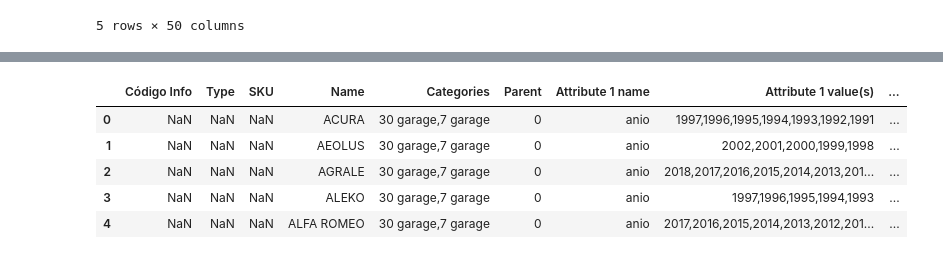
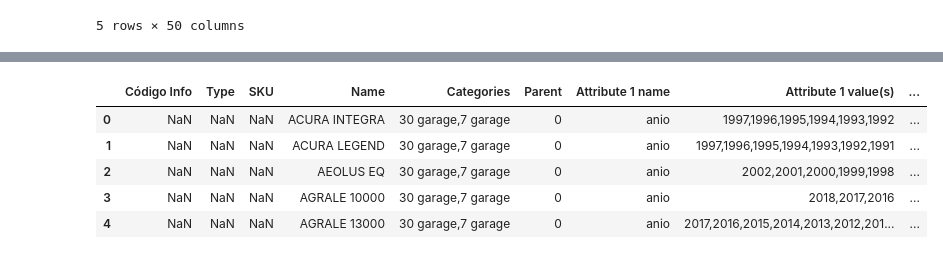
Before and after one commit to jepeloa/segurosporhoy_data, a Jupyter notebook: seguroshoy.ipynb, the cells around one changed output, grey strips where cells are left out. Cells and saved outputs as stored; diff of their text form; code cells hidden in the pictures.

```diff
--- a/seguroshoy.ipynb
+++ b/seguroshoy.ipynb
@@ -38,3 +47,5 @@ data['Modelo']=data['Modelo'].apply(models_specification)
+# %%
+data['Marca']=data['Marca'] + " " + data['mod_abreviados']
 # %%
 data_agrupada=data.groupby(['Marca','Modelo','mod_abreviados']).sum().reset_index() #here group the data to obtain the sum of the values of the year with the objetive of filter bellow
 data_agrupada=data_agrupada.drop('Código', 1)
@@ -157,31 +174,29 @@ validos_agrupados.head()
 # %%
 matriz_propiedad_excel = pd.DataFrame()   #definition of the final propiety table
 matriz_propiedad_excel['Código Info']=0
 matriz_propiedad_excel['Type']='variable'
 matriz_propiedad_excel['SKU']=0
 matriz_propiedad_excel['Name']=validos_agrupados['Marca']
 matriz_propiedad_excel['Categories']='30 garage,7 garage'
 matriz_propiedad_excel['Parent']=0
 matriz_propiedad_excel['Attribute 1 name']='anio'
 matriz_propiedad_excel['Attribute 1 value(s)']=validos_agrupados['Años_disponibles']
-matriz_propiedad_excel['Attribute 2 name']='Modelo'
-matriz_propiedad_excel['Attribute 2 value(s)']=validos_agrupados['mod_abreviados']
-matriz_propiedad_excel['Attribute 3 name']='Versión'
-matriz_propiedad_excel['Attribute 3 value(s)']=validos_agrupados['Modelos']
+matriz_propiedad_excel['Attribute 2 name']='Version'
+matriz_propiedad_excel['Attribute 2 value(s)']=validos_agrupados['Modelos']
 matriz_propiedad_excel['Regular price']=0
 matriz_propiedad_excel['Sale price']=0
 matriz_propiedad_excel['In stock?']=1
 matriz_propiedad_excel['Published']=1
 matriz_propiedad_excel['Visibility in catalog']='visible'
 matriz_propiedad_excel['Suma']=0
 matriz_propiedad_excel.head()
 # %% [output]
 |  | Código Info | Type | SKU | Name | Categories | Parent | Attribute 1 name | Attribute 1 value(s) | ... |
-| 0 | NaN | NaN | NaN | ACURA | 30 garage,7 garage | 0 | anio | 1997,1996,1995,1994,1993,1992,1991 | ... |
-| 1 | NaN | NaN | NaN | AEOLUS | 30 garage,7 garage | 0 | anio | 2002,2001,2000,1999,1998 | ... |
-| 2 | NaN | NaN | NaN | AGRALE | 30 garage,7 garage | 0 | anio | 2018,2017,2016,2015,2014,2013,201... | ... |
-| 3 | NaN | NaN | NaN | ALEKO | 30 garage,7 garage | 0 | anio | 1997,1996,1995,1994,1993 | ... |
-| 4 | NaN | NaN | NaN | ALFA ROMEO | 30 garage,7 garage | 0 | anio | 2017,2016,2015,2014,2013,2012,201... | ... |
+| 0 | NaN | NaN | NaN | ACURA INTEGRA | 30 garage,7 garage | 0 | anio | 1997,1996,1995,1994,1993,1992 | ... |
+| 1 | NaN | NaN | NaN | ACURA LEGEND | 30 garage,7 garage | 0 | anio | 1997,1996,1995,1994,1993,1992,1991 | ... |
+| 2 | NaN | NaN | NaN | AEOLUS EQ | 30 garage,7 garage | 0 | anio | 2002,2001,2000,1999,1998 | ... |
+| 3 | NaN | NaN | NaN | AGRALE 10000 | 30 garage,7 garage | 0 | anio | 2018,2017,2016 | ... |
+| 4 | NaN | NaN | NaN | AGRALE 13000 | 30 garage,7 garage | 0 | anio | 2017,2016,2015,2014,2013,2012,201... | ... |
 # %%
 matriz_propiedad_excel['SKU']=matriz_propiedad_excel.index+100 #generate a definition of the SKU that start after 100
 matriz_propiedad_excel['Type']='variable'
```
Also changed, not shown: parts of 17 cells of this notebook, 1 other file.
